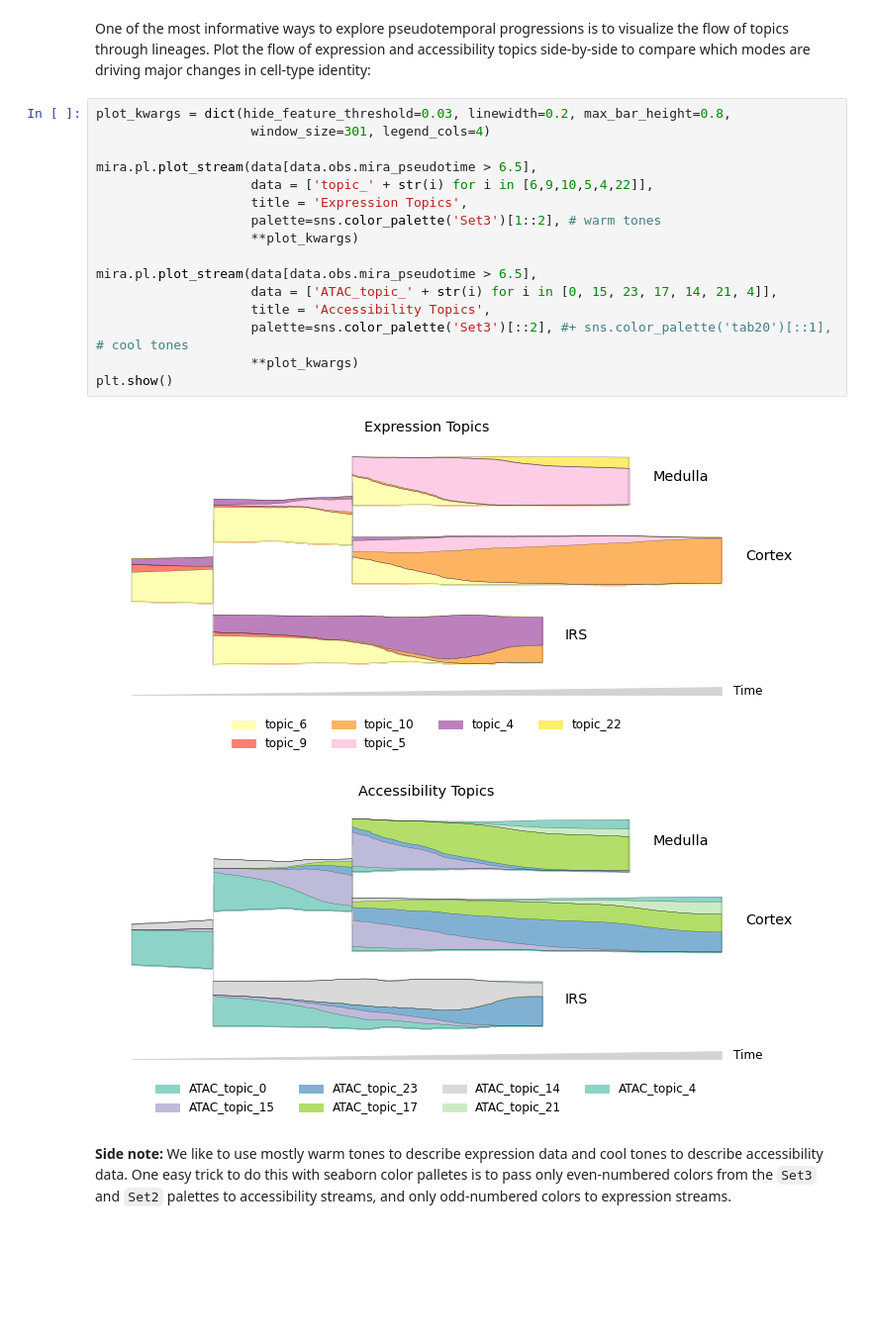
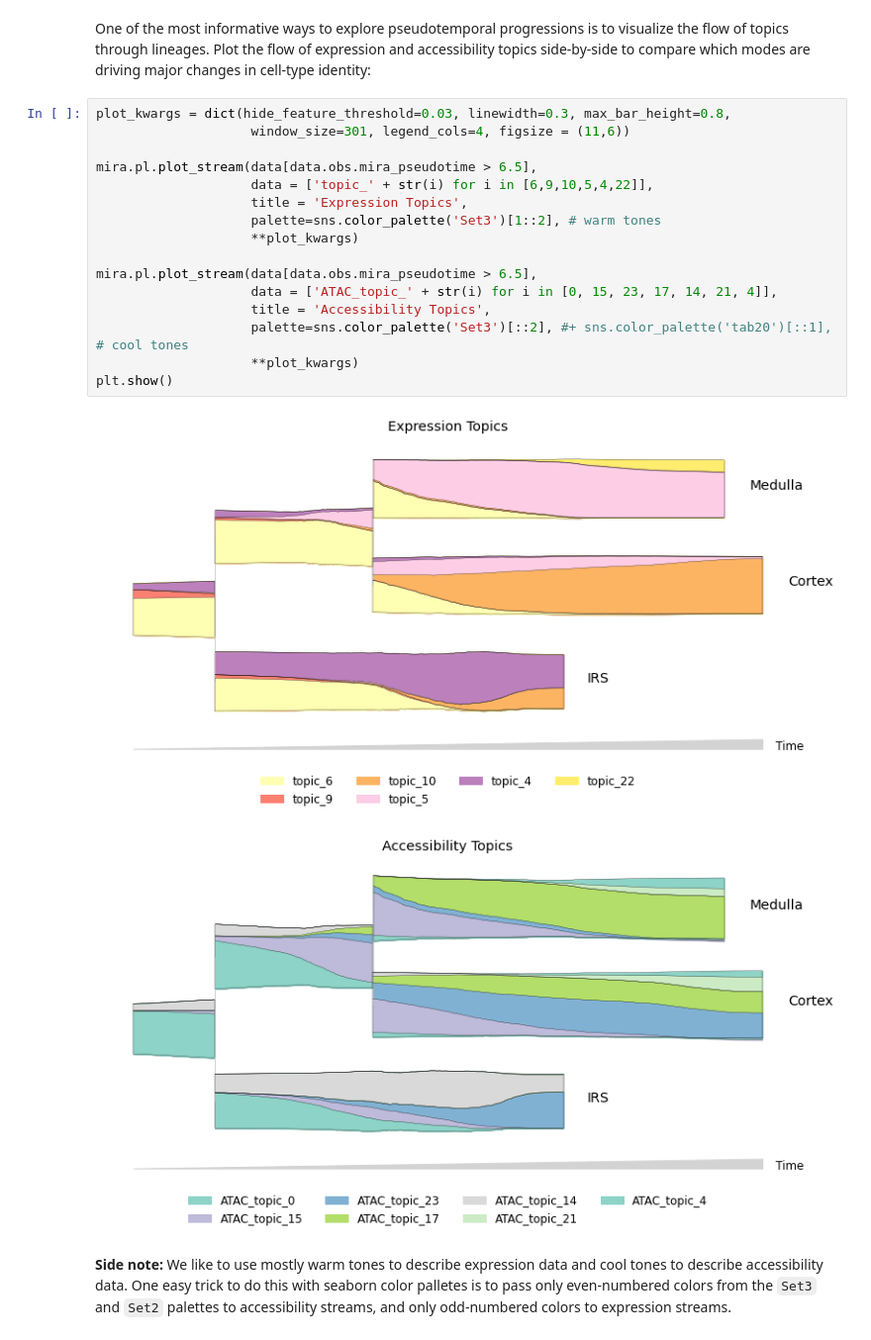
Before and after one commit to cistrome/MIRA, a Jupyter notebook: docs/source/notebooks/tutorial_mira.time.ipynb, the cells around one changed output. Shown at 99% size. Saved outputs shown, nothing was run; the diff lists cells and outputs as text; blank space fills up the shorter version.

```diff
--- a/docs/source/notebooks/tutorial_mira.time.ipynb
+++ b/docs/source/notebooks/tutorial_mira.time.ipynb
@@ -194,24 +195,24 @@ plt.show()
 # %% [markdown]
 One of the most informative ways to explore pseudotemporal progressions is to visualize the flow of topics through lineages. Plot the flow of expression and accessibility topics side-by-side to compare which modes are driving major changes in cell-type identity:
 # %%
-plot_kwargs = dict(hide_feature_threshold=0.03, linewidth=0.2, max_bar_height=0.8,
-                    window_size=301, legend_cols=4)
+plot_kwargs = dict(hide_feature_threshold=0.03, linewidth=0.3, max_bar_height=0.8,
+                    window_size=301, legend_cols=4, figsize = (11,6))
 
 mira.pl.plot_stream(data[data.obs.mira_pseudotime > 6.5],
                     data = ['topic_' + str(i) for i in [6,9,10,5,4,22]],
                     title = 'Expression Topics',
                     palette=sns.color_palette('Set3')[1::2], # warm tones
                     **plot_kwargs)
 
 mira.pl.plot_stream(data[data.obs.mira_pseudotime > 6.5],
                     data = ['ATAC_topic_' + str(i) for i in [0, 15, 23, 17, 14, 21, 4]],
                     title = 'Accessibility Topics',
                     palette=sns.color_palette('Set3')[::2], #+ sns.color_palette('tab20')[::1], # cool tones
                     **plot_kwargs)
 plt.show()
 # %% [output]
-[figure, old version]
+[figure, new version]
-[figure, old version]
+[figure, new version]
 # %% [markdown]
 **Side note:** We like to use mostly warm tones to describe expression data and cool tones to describe accessibility data. One easy trick to do this with seaborn color palletes is to pass only even-numbered colors from the `Set3` and `Set2` palettes to accessibility streams, and only odd-numbered colors to expression streams.
 # %% [markdown]
```
Also changed, not shown: parts of 11 cells of this notebook, 17 other files.
